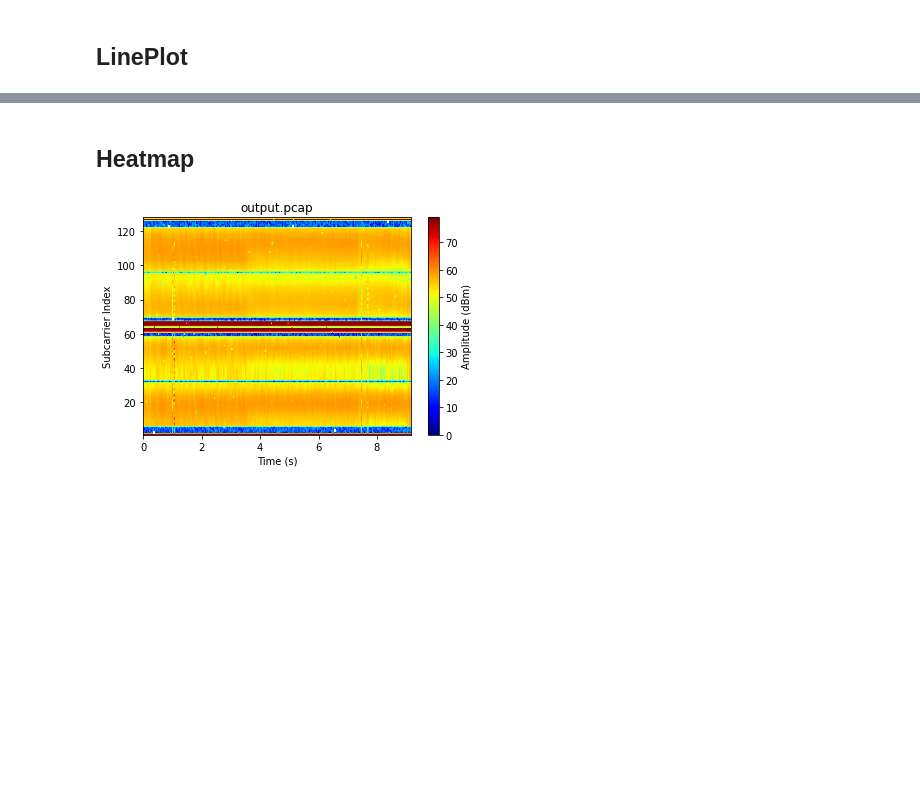
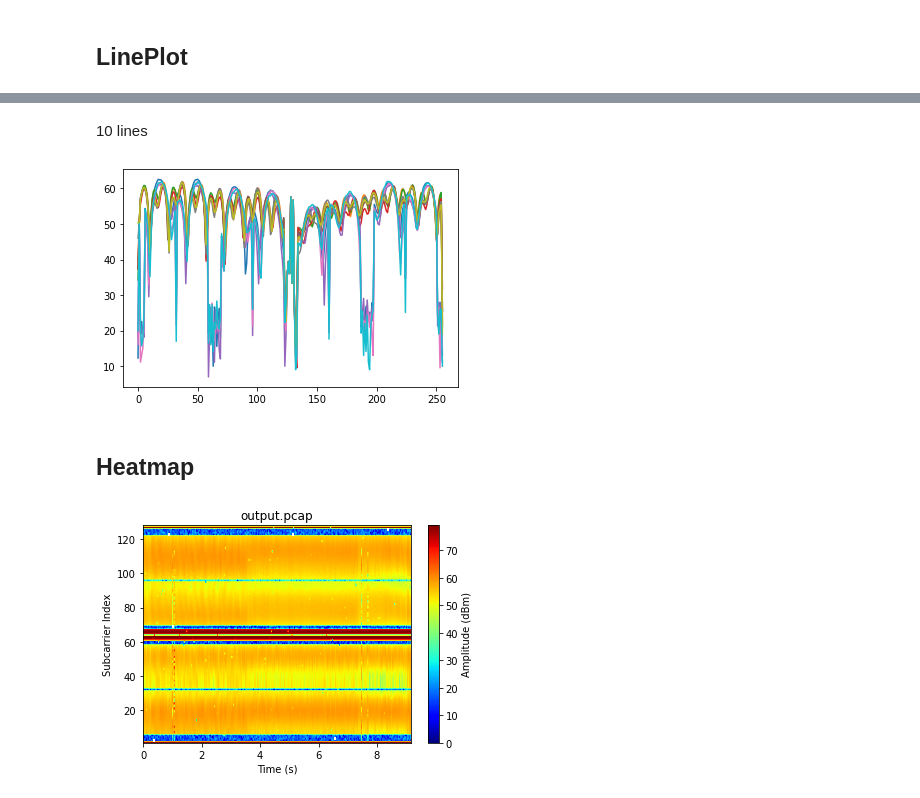
Before and after one commit to srk-practicum/2022-knu-wmi, a Jupyter notebook: plot.ipynb, the cells around one changed output, grey strips where cells are left out. Drawn from its saved outputs; the diff is of its cells as text; code cells hidden in the pictures; blank space fills up the shorter version.

```diff
--- a/plot.ipynb
+++ b/plot.ipynb
@@ -37,3 +36,10 @@ packet.plot.line(legend=False)
+# %% [markdown]
+10 lines
+# %%
+for i in range(10):
+    csi_matrix.iloc[i].plot.line()
+# %% [output]
+[figure, added]
 # %% [markdown]
 ## Heatmap
 # %%
```
Also changed, not shown: parts of 3 cells of this notebook, 50 other files.
